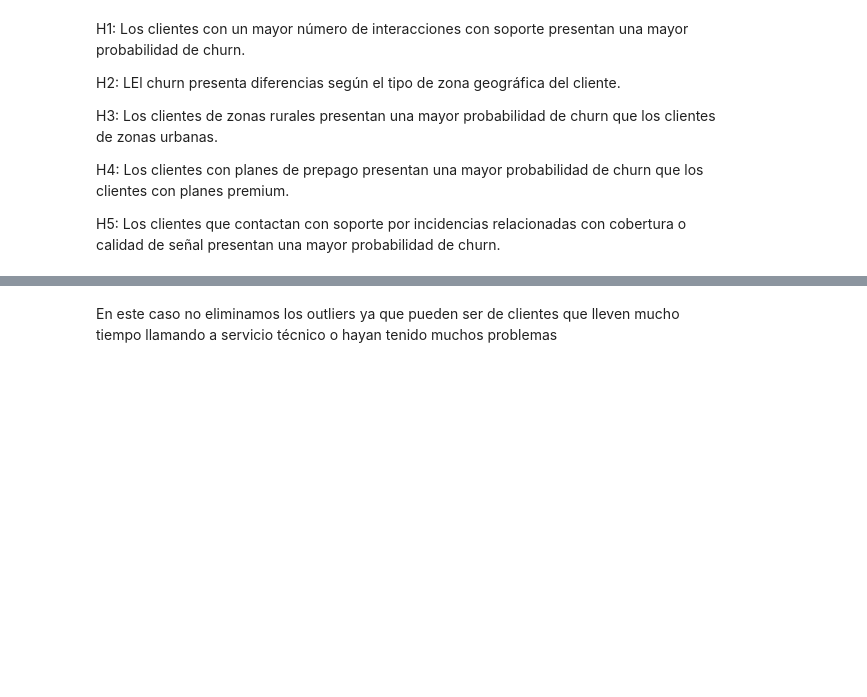
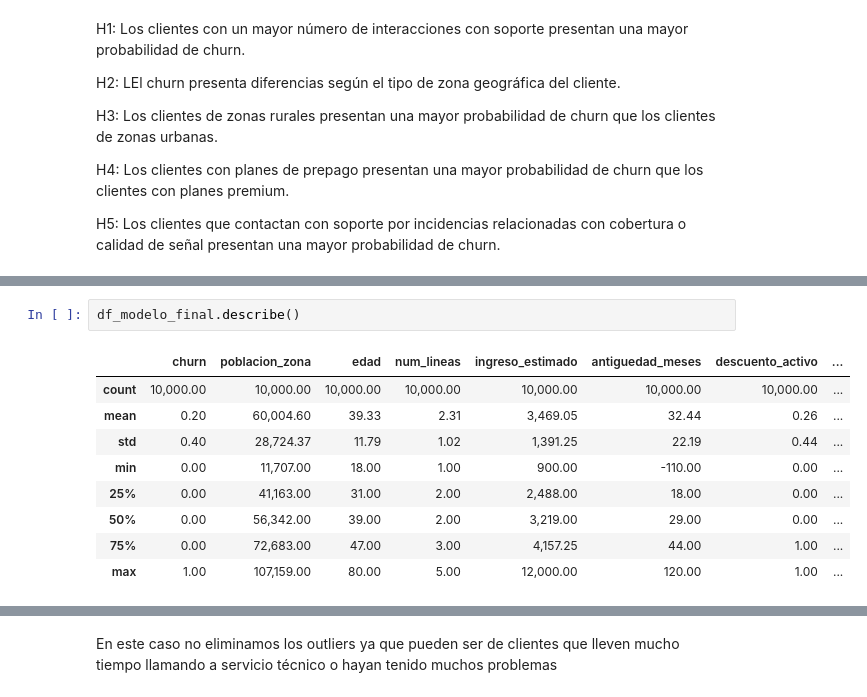
Before and after one commit to ancarmar03-create/UCV-Churn, a Jupyter notebook: notebooks/modelo1.ipynb, the cells around one changed output, grey strips where cells are left out. Saved outputs shown, nothing was run; the diff lists cells and outputs as text; blank space fills up the shorter version.

```diff
--- a/notebooks/modelo1.ipynb
+++ b/notebooks/modelo1.ipynb
@@ -565,0 +443,12 @@ plt.show()
+# %%
+df_modelo_final.describe()
+# %% [output]
+|  | churn | poblacion_zona | edad | num_lineas | ingreso_estimado | antiguedad_meses | descuento_activo | ... |
+| count | 10,000.00 | 10,000.00 | 10,000.00 | 10,000.00 | 10,000.00 | 10,000.00 | 10,000.00 | ... |
+| mean | 0.20 | 60,004.60 | 39.33 | 2.31 | 3,469.05 | 32.44 | 0.26 | ... |
+| std | 0.40 | 28,724.37 | 11.79 | 1.02 | 1,391.25 | 22.19 | 0.44 | ... |
+| min | 0.00 | 11,707.00 | 18.00 | 1.00 | 900.00 | -110.00 | 0.00 | ... |
+| 25% | 0.00 | 41,163.00 | 31.00 | 2.00 | 2,488.00 | 18.00 | 0.00 | ... |
+| 50% | 0.00 | 56,342.00 | 39.00 | 2.00 | 3,219.00 | 29.00 | 0.00 | ... |
+| 75% | 0.00 | 72,683.00 | 47.00 | 3.00 | 4,157.25 | 44.00 | 1.00 | ... |
+| max | 1.00 | 107,159.00 | 80.00 | 5.00 | 12,000.00 | 120.00 | 1.00 | ... |
```
Also changed, not shown: parts of 45 cells of this notebook.
